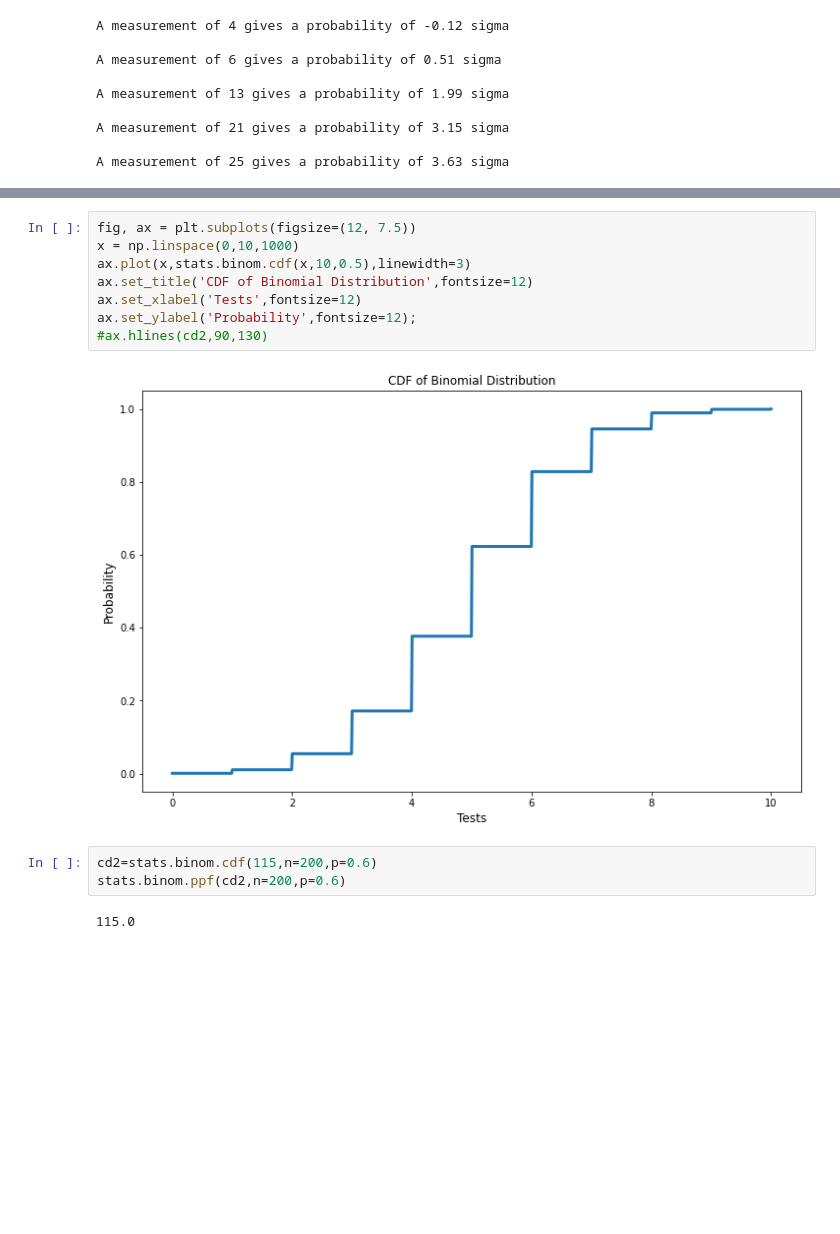
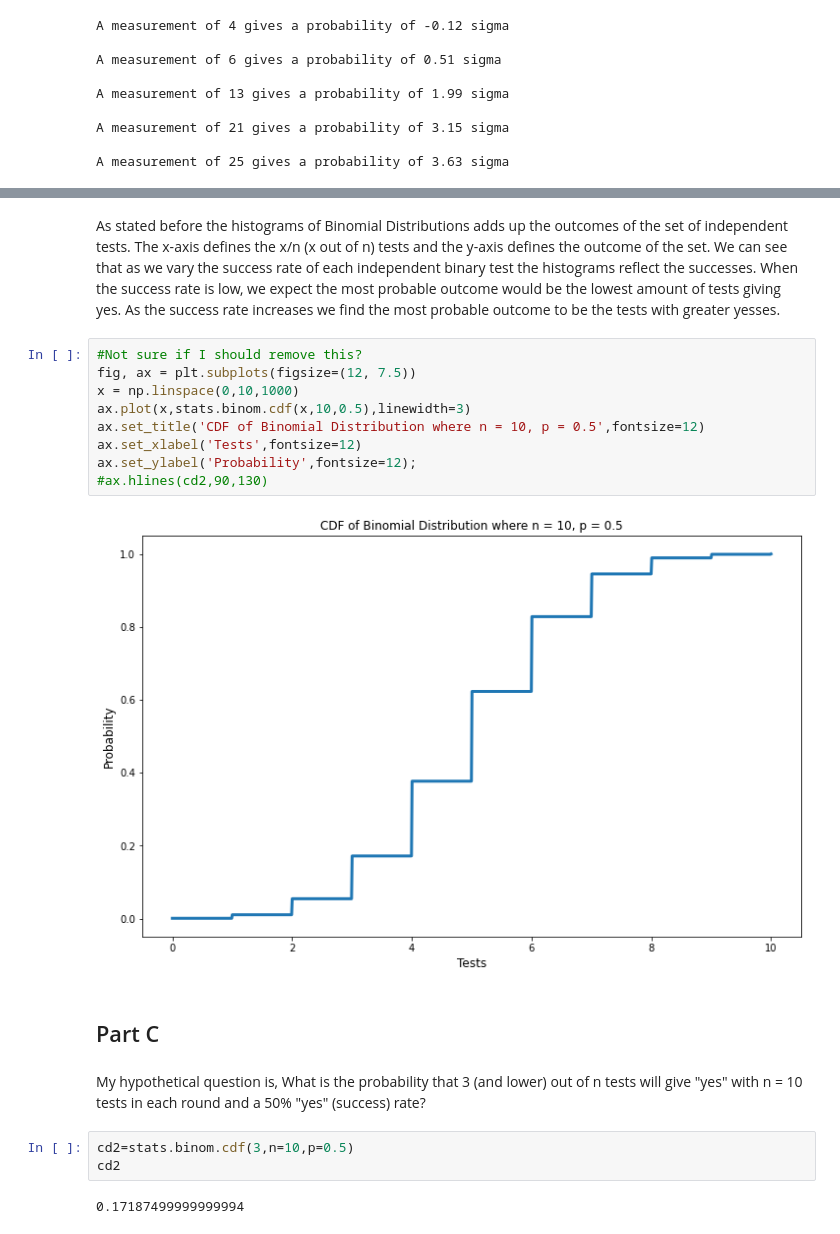
Before and after one commit to maria8ch/Phys434_BigData, a Jupyter notebook: lab1_Berres.ipynb, the cells around one changed output, grey strips where cells are left out. Drawn from its saved outputs; the diff is of its cells as text; blank space fills up the shorter version.

```diff
--- a/lab1_Berres.ipynb
+++ b/lab1_Berres.ipynb
@@ -420,15 +388,22 @@ ax.set_title('Binomial Distribution',fontsize=12);
+# %% [markdown]
+As stated before the histograms of Binomial Distributions adds up the outcomes of the set of independent tests. The x-axis defines the x/n (x out of n) tests and the y-axis defines the outcome of the set. We can see that as we vary the success rate of each independent binary test the histograms reflect the successes. When the success rate is low, we expect the most probable outcome would be the lowest amount of tests giving yes. As the success rate increases we find the most probable outcome to be the tests with greater yesses.
 # %%
+#Not sure if I should remove this?
 fig, ax = plt.subplots(figsize=(12, 7.5))
 x = np.linspace(0,10,1000)
 ax.plot(x,stats.binom.cdf(x,10,0.5),linewidth=3)
-ax.set_title('CDF of Binomial Distribution',fontsize=12)
+ax.set_title('CDF of Binomial Distribution where n = 10, p = 0.5',fontsize=12)
 ax.set_xlabel('Tests',fontsize=12)
 ax.set_ylabel('Probability',fontsize=12);
 #ax.hlines(cd2,90,130)
 # %% [output]
-[figure, old version]
+[figure, new version]
+# %% [markdown]
+## Part C
+# %% [markdown]
+My hypothetical question is, What is the probability that 3 (and lower) out of n tests will give "yes" with n = 10 tests in each round and a 50% "yes" (success) rate?
 # %%
-cd2=stats.binom.cdf(115,n=200,p=0.6)
-stats.binom.ppf(cd2,n=200,p=0.6)
+cd2=stats.binom.cdf(3,n=10,p=0.5)
+cd2
 # %% [output]
-115.0
+0.17187499999999994
```
Also changed, not shown: parts of 43 cells of this notebook.
